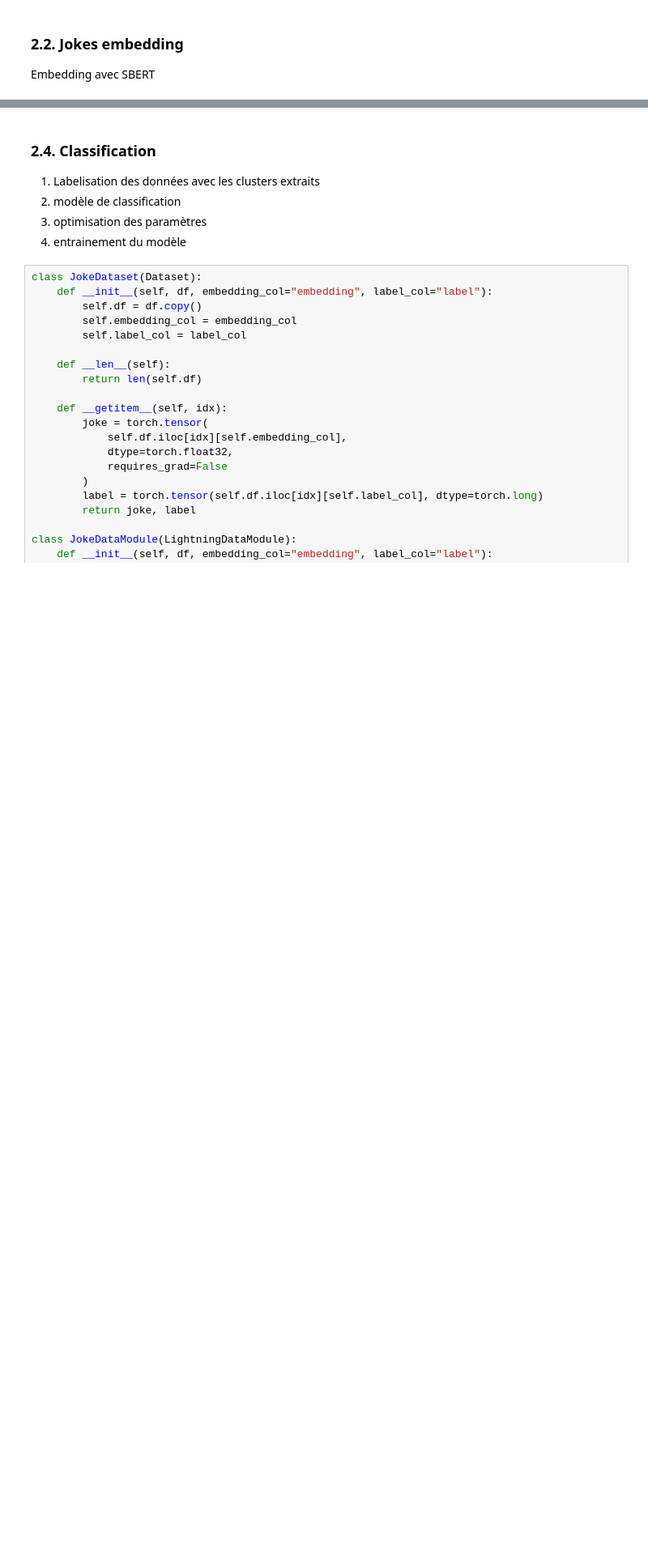
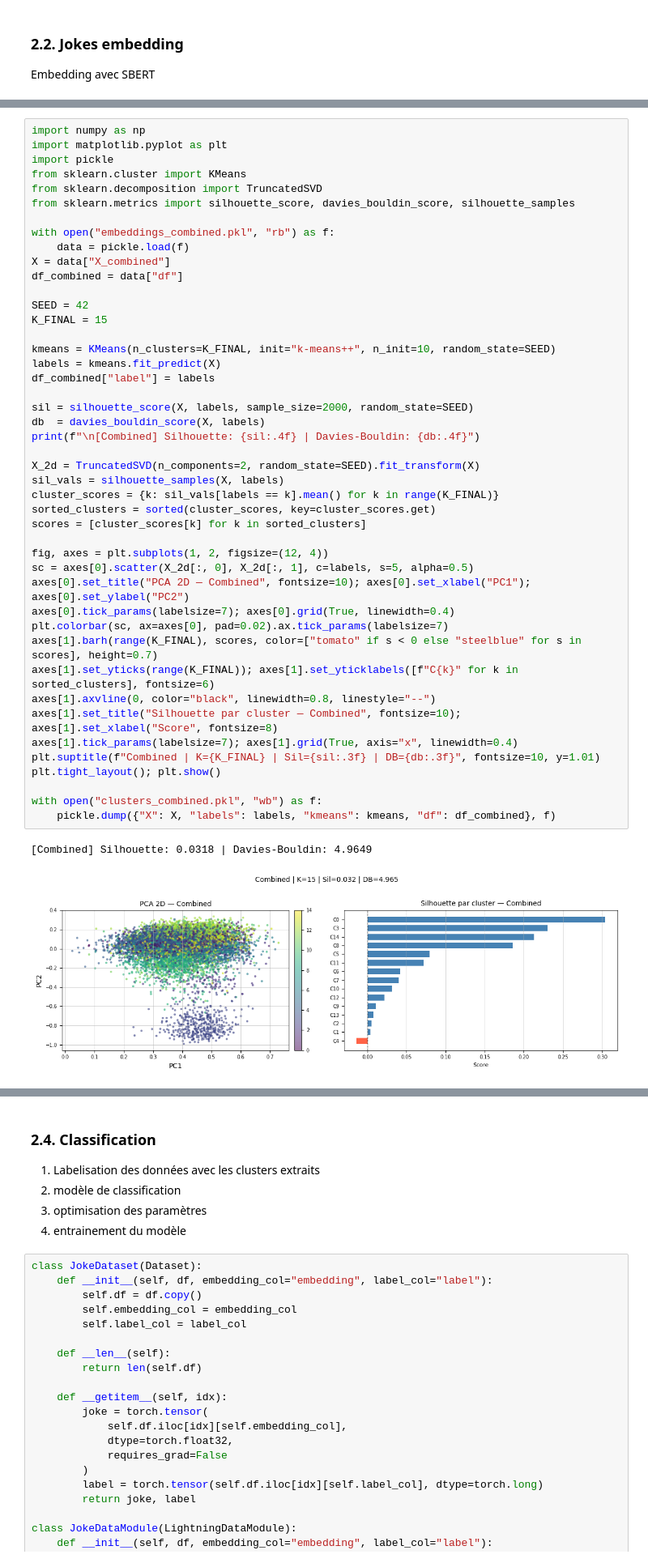
Before and after one commit to realhugoviana/jokes_clustering, a Jupyter notebook: joke_clustering.ipynb, the cells around one changed output, grey strips where cells are left out. Shown at 81% size. Saved outputs shown, nothing was run; the diff lists cells and outputs as text; blank space fills up the shorter version.

```diff
--- a/joke_clustering.ipynb
+++ b/joke_clustering.ipynb
@@ -455,0 +440,48 @@ Cluster 15: Observational
+# %%
+import numpy as np
+import matplotlib.pyplot as plt
+import pickle
+from sklearn.cluster import KMeans
+from sklearn.decomposition import TruncatedSVD
+from sklearn.metrics import silhouette_score, davies_bouldin_score, silhouette_samples
+
+with open("embeddings_combined.pkl", "rb") as f:
+    data = pickle.load(f)
+X = data["X_combined"]
+df_combined = data["df"]
+
+SEED = 42
+K_FINAL = 15
+
+kmeans = KMeans(n_clusters=K_FINAL, init="k-means++", n_init=10, random_state=SEED)
+labels = kmeans.fit_predict(X)
+df_combined["label"] = labels
+
+sil = silhouette_score(X, labels, sample_size=2000, random_state=SEED)
+db  = davies_bouldin_score(X, labels)
+print(f"\n[Combined] Silhouette: {sil:.4f} | Davies-Bouldin: {db:.4f}")
+
+X_2d = TruncatedSVD(n_components=2, random_state=SEED).fit_transform(X)
+sil_vals = silhouette_samples(X, labels)
+cluster_scores = {k: sil_vals[labels == k].mean() for k in range(K_FINAL)}
+sorted_clusters = sorted(cluster_scores, key=cluster_scores.get)
+scores = [cluster_scores[k] for k in sorted_clusters]
+
+fig, axes = plt.subplots(1, 2, figsize=(12, 4))
+sc = axes[0].scatter(X_2d[:, 0], X_2d[:, 1], c=labels, s=5, alpha=0.5)
+axes[0].set_title("PCA 2D — Combined", fontsize=10); axes[0].set_xlabel("PC1"); axes[0].set_ylabel("PC2")
+axes[0].tick_params(labelsize=7); axes[0].grid(True, linewidth=0.4)
+plt.colorbar(sc, ax=axes[0], pad=0.02).ax.tick_params(labelsize=7)
+axes[1].barh(range(K_FINAL), scores, color=["tomato" if s < 0 else "steelblue" for s in scores], height=0.7)
+axes[1].set_yticks(range(K_FINAL)); axes[1].set_yticklabels([f"C{k}" for k in sorted_clusters], fontsize=6)
+axes[1].axvline(0, color="black", linewidth=0.8, linestyle="--")
+axes[1].set_title("Silhouette par cluster — Combined", fontsize=10); axes[1].set_xlabel("Score", fontsize=8)
+axes[1].tick_params(labelsize=7); axes[1].grid(True, axis="x", linewidth=0.4)
+plt.suptitle(f"Combined | K={K_FINAL} | Sil={sil:.3f} | DB={db:.3f}", fontsize=10, y=1.01)
+plt.tight_layout(); plt.show()
+
+with open("clusters_combined.pkl", "wb") as f:
+    pickle.dump({"X": X, "labels": labels, "kmeans": kmeans, "df": df_combined}, f)
+# %% [output]
+[Combined] Silhouette: 0.0318 | Davies-Bouldin: 4.9649
+[figure, added]
```
Also changed, not shown: parts of 31 cells of this notebook.
